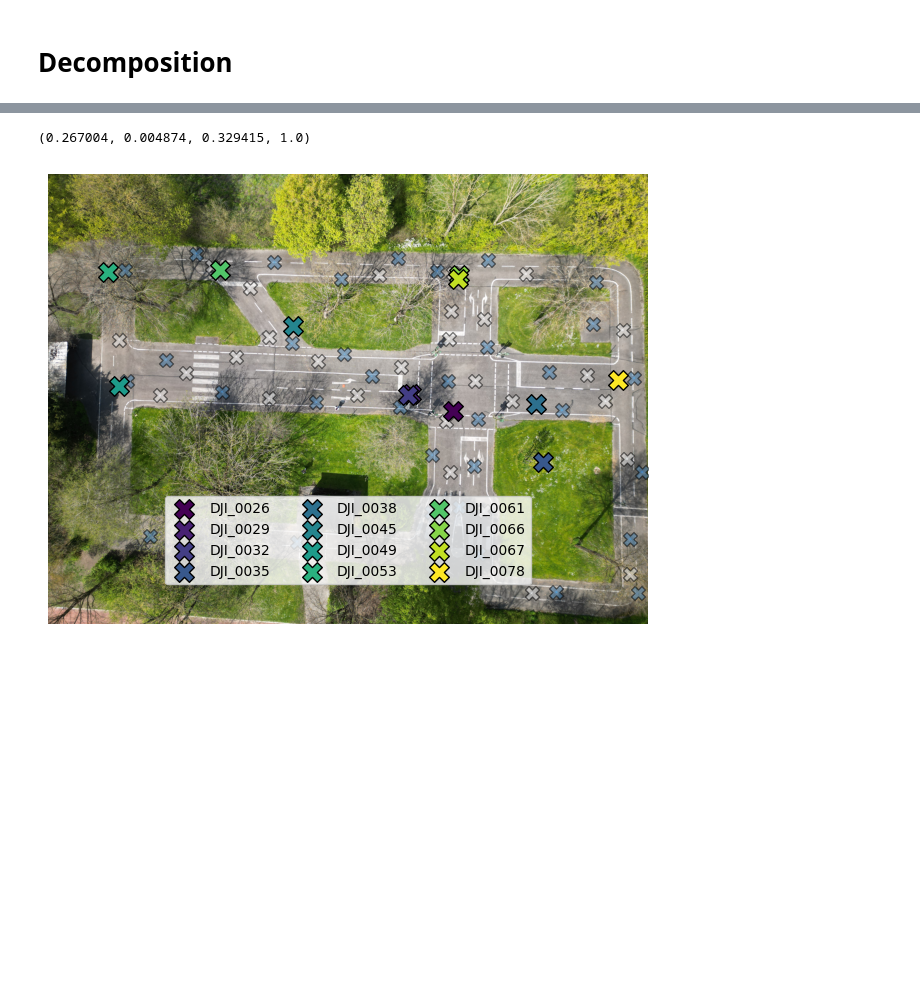
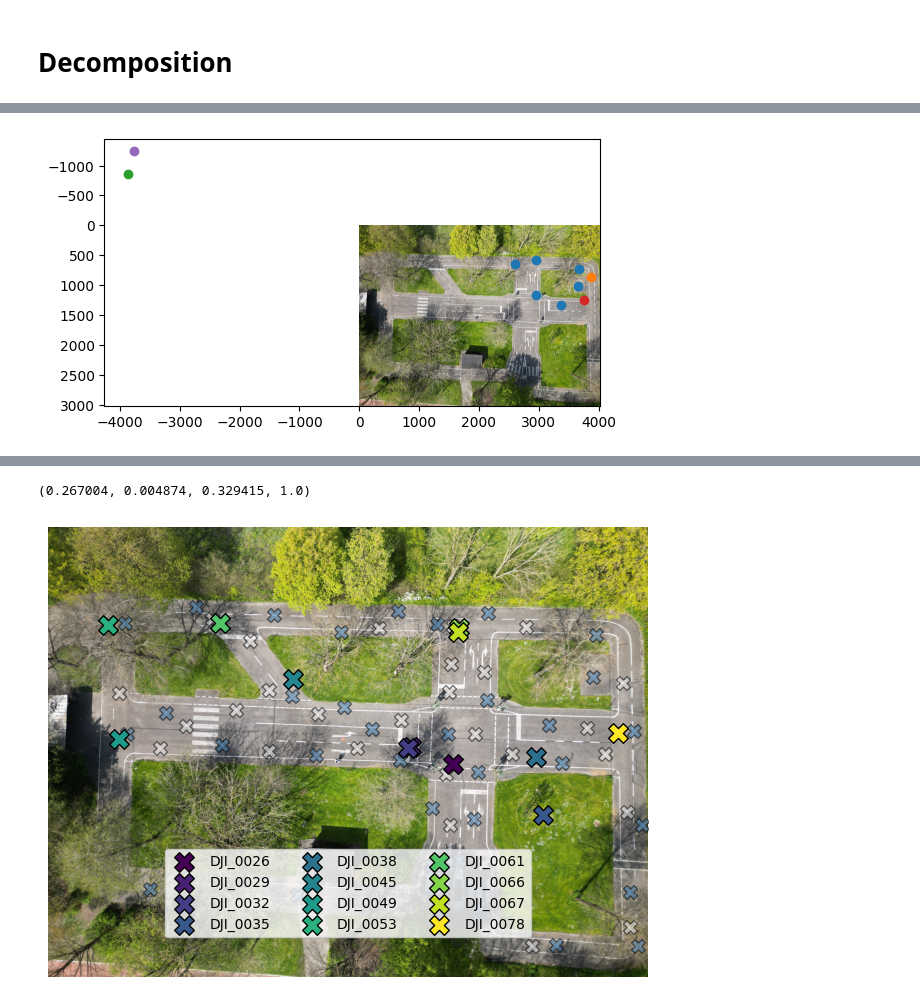
Before and after one commit to Sntz91/calibration-code, a Jupyter notebook: decomposition.ipynb, the cells around one changed output, grey strips where cells are left out. Cells and saved outputs as stored; diff of their text form; code cells hidden in the pictures; blank space fills up the shorter version.

```diff
--- a/decomposition.ipynb
+++ b/decomposition.ipynb
@@ -125,0 +111,16 @@ array([[2719.51263607, 1594.32214866, -551.05376955]])
+# %%
+## Print the solutions with adjusted scaling
+preds = predict(validation_pts_pv_arr, h)
+plt.imshow(img_tv)
+plt.scatter(preds[:, 0], preds[:, 1])
+
+for i in range(num):
+    # Scale the translation vector
+    t = Ts[i].ravel()
+    # t_scaled = t / np.linalg.norm(t) * np.linalg.norm(h[:2, 2])
+    t_scaled = t*900
+    plt.scatter(t_scaled[2], t_scaled[0])
+
+plt.show()
+# %% [output]
+[figure, added]
```
Also changed, not shown: parts of 28 cells of this notebook, 5 other files.
